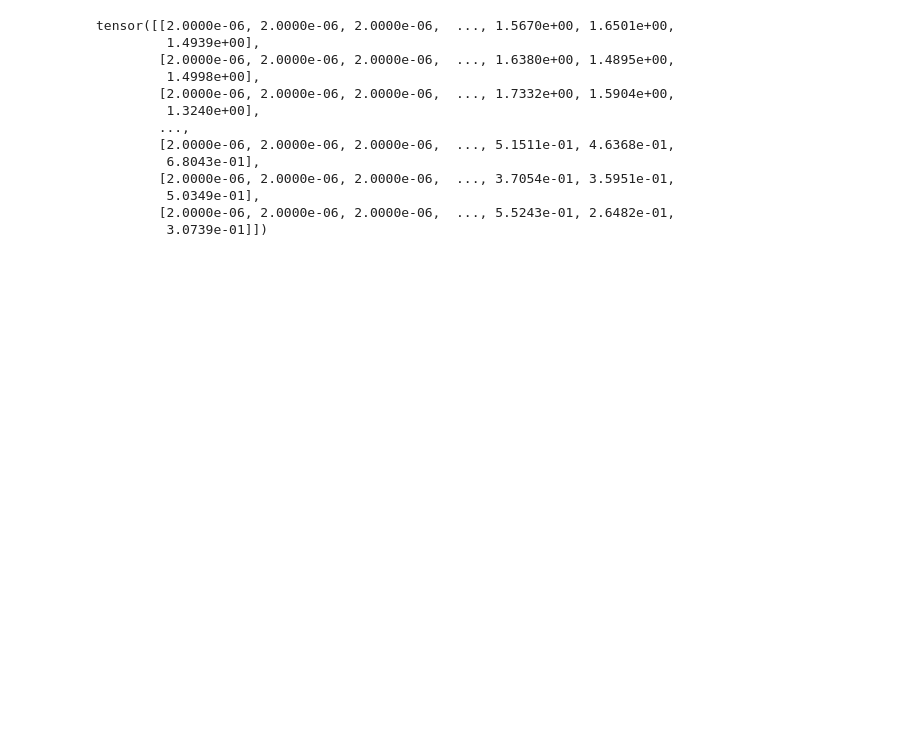
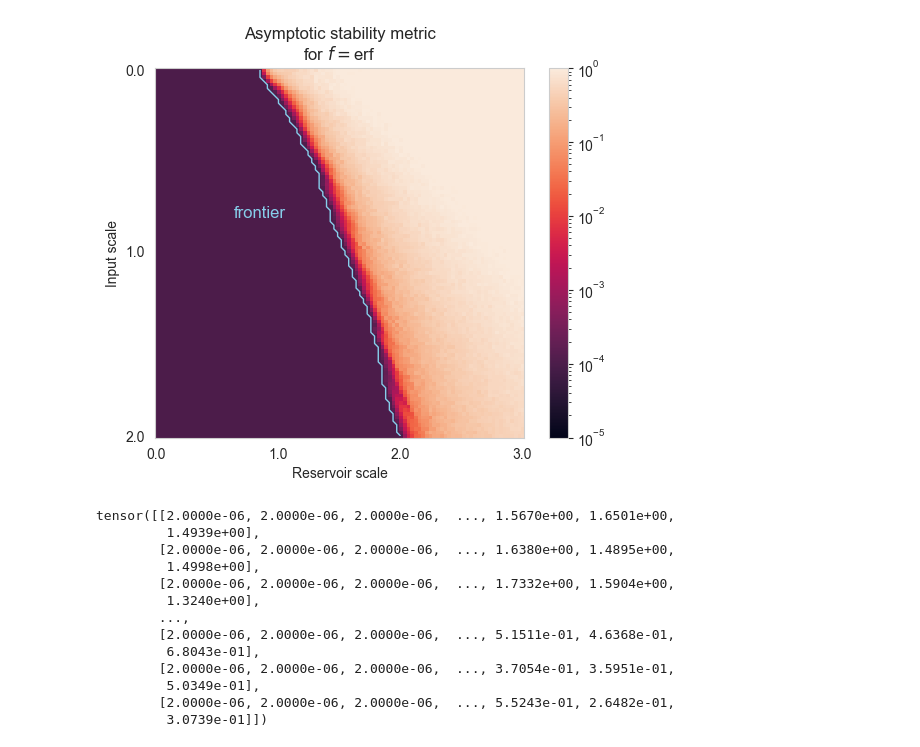
Before and after one commit to jon-dong/reservoir-frontier, a Jupyter notebook: chaotic_edge_fractals-2.ipynb, the cells around one changed output. Saved outputs shown, nothing was run; the diff lists cells and outputs as text; code cells hidden in the pictures; blank space fills up the shorter version.

```diff
--- a/chaotic_edge_fractals-2.ipynb
+++ b/chaotic_edge_fractals-2.ipynb
@@ -159,3 +101,38 @@ plt.show()
+# %%
+plt.figure()
+seaborn.set_style("whitegrid")
+img = metric_erf.T
+threshold = 1e-5
+img[img<threshold]= threshold
+plt.imshow(img, norm=matplotlib.colors.LogNorm(vmin= 1e-10, vmax = 1))#
+
+ax = plt.gca()
+plt.grid(False)
+plt.clim(threshold, 1)
+plt.colorbar()
+
+ylab = np.linspace(input_scale_bounds[0], input_scale_bounds[1], num=int(input_scale_bounds[1]+1))
+xlab = np.linspace(res_scale_bounds[0], res_scale_bounds[1], num=int(res_scale_bounds[1]+1))
+indXx = np.linspace(0, resolution-1, num=xlab.shape[0]).astype(int)
+indXy = np.linspace(0, resolution-1, num=ylab.shape[0]).astype(int)
+
+color = "skyblue"
+plt.contour(metric_erf.T, levels=[threshold*10], colors=color, linewidths=[1])
+# plt.annotate('frontier', xy=(70, 80), color=color)
+plt.annotate('frontier', xy=(21, 40), color=color, fontsize=12)
+
+ax.set_xticks(indXx)
+ax.set_xticklabels(xlab)
+ax.set_yticks(indXy)
+ax.set_yticklabels(ylab)
+ax.set_xlabel('Reservoir scale')
+ax.set_ylabel('Input scale')
+ax.set_title('Asymptotic stability metric\nfor $f=$erf')
+
+# plt.savefig("220125relu.svg")
+plt.show()
+# %% [output]
+[figure, added]
 # %%
 metric_erf.T
 # %% [output]
```
Also changed, not shown: parts of 24 cells of this notebook, 1 other file.
